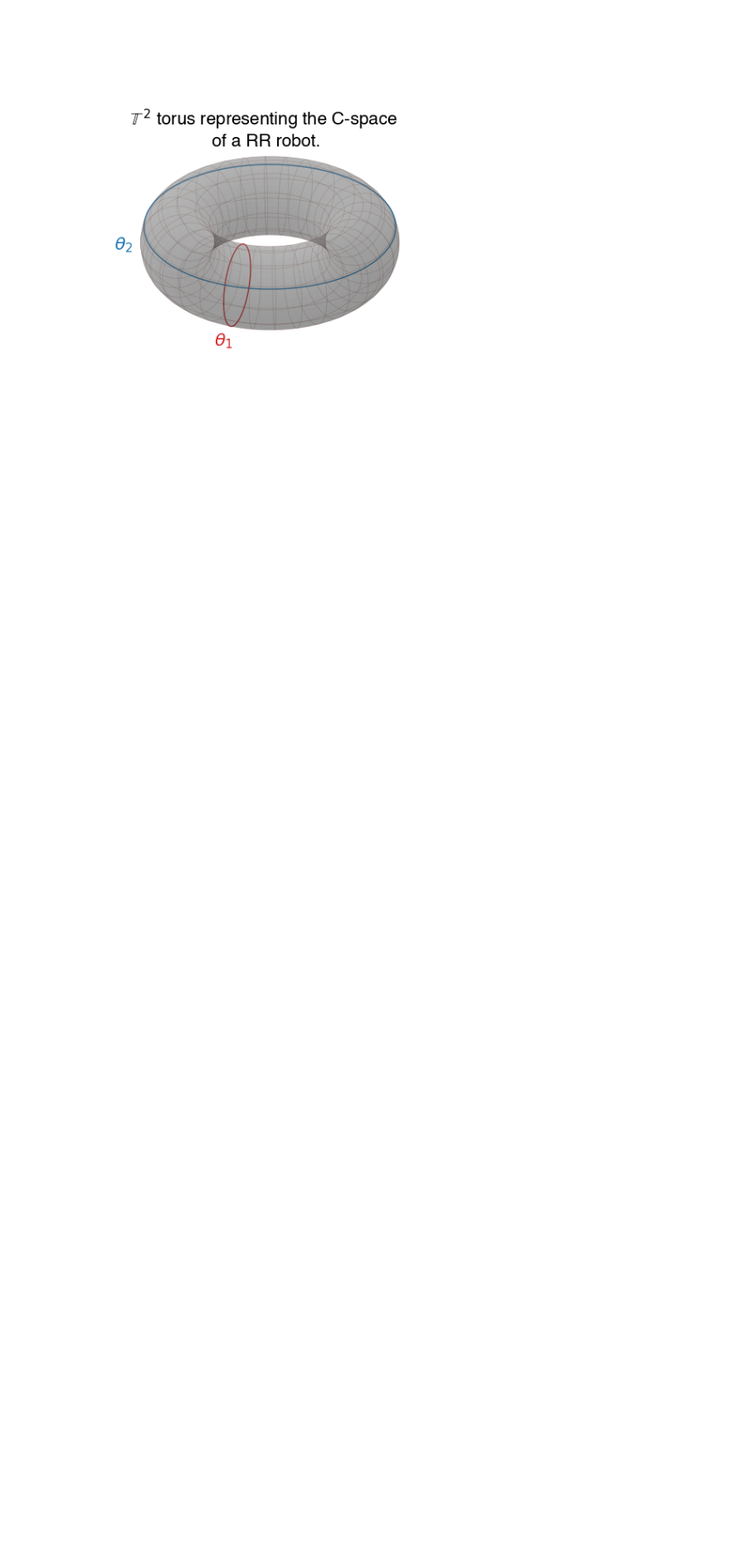
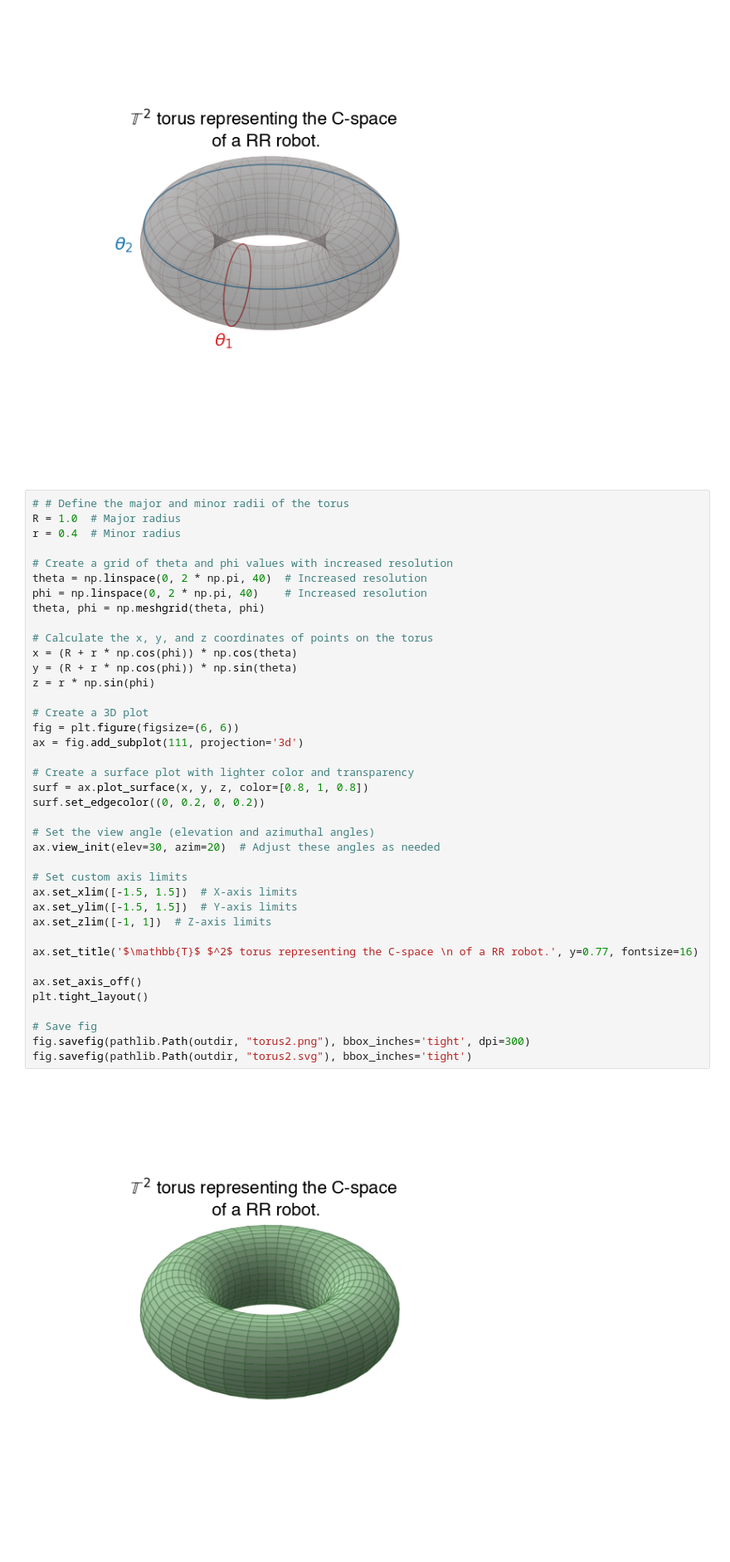
Before and after one commit to siva82kb/medicalrobotics, a Jupyter notebook: code/02-rbkin/02-ribkin.ipynb, the cells around one changed output. Shown at 83% size. Cells and saved outputs as stored; diff of their text form; blank space fills up the shorter version.

Commit message:
Edited the torus visualization for rbkin.

```diff
--- a/code/02-rbkin/02-ribkin.ipynb
+++ b/code/02-rbkin/02-ribkin.ipynb
@@ -115,3 +115,44 @@ fig.savefig(pathlib.Path(outdir, "torus2.png"), bbox_inches='tight', dpi=300)
 fig.savefig(pathlib.Path(outdir, "torus2.svg"), bbox_inches='tight')
 # %% [output]
 [figure]
+# %%
+# # Define the major and minor radii of the torus
+R = 1.0  # Major radius
+r = 0.4  # Minor radius
+
+# Create a grid of theta and phi values with increased resolution
+theta = np.linspace(0, 2 * np.pi, 40)  # Increased resolution
+phi = np.linspace(0, 2 * np.pi, 40)    # Increased resolution
+theta, phi = np.meshgrid(theta, phi)
+
+# Calculate the x, y, and z coordinates of points on the torus
+x = (R + r * np.cos(phi)) * np.cos(theta)
+y = (R + r * np.cos(phi)) * np.sin(theta)
+z = r * np.sin(phi)
+
+# Create a 3D plot
+fig = plt.figure(figsize=(6, 6))
+ax = fig.add_subplot(111, projection='3d')
+
+# Create a surface plot with lighter color and transparency
+surf = ax.plot_surface(x, y, z, color=[0.8, 1, 0.8])
+surf.set_edgecolor((0, 0.2, 0, 0.2))
+
+# Set the view angle (elevation and azimuthal angles)
+ax.view_init(elev=30, azim=20)  # Adjust these angles as needed
+
+# Set custom axis limits
+ax.set_xlim([-1.5, 1.5])  # X-axis limits
+ax.set_ylim([-1.5, 1.5])  # Y-axis limits
+ax.set_zlim([-1, 1])  # Z-axis limits
+
+ax.set_title('$\mathbb{T}$ $^2$ torus representing the C-space \n of a RR robot.', y=0.77, fontsize=16)
+
+ax.set_axis_off()
+plt.tight_layout()
+
+# Save fig
+fig.savefig(pathlib.Path(outdir, "torus2.png"), bbox_inches='tight', dpi=300)
+fig.savefig(pathlib.Path(outdir, "torus2.svg"), bbox_inches='tight')
+# %% [output]
+[figure, added]
```
Also changed, not shown: 4 other files.
